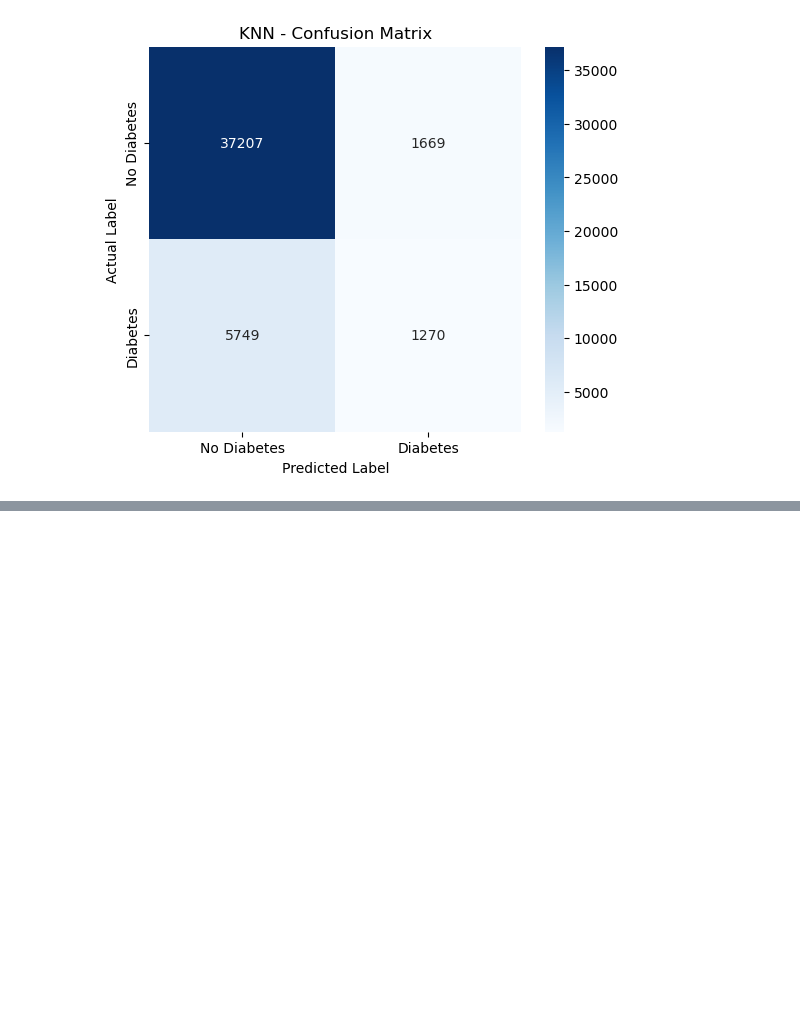
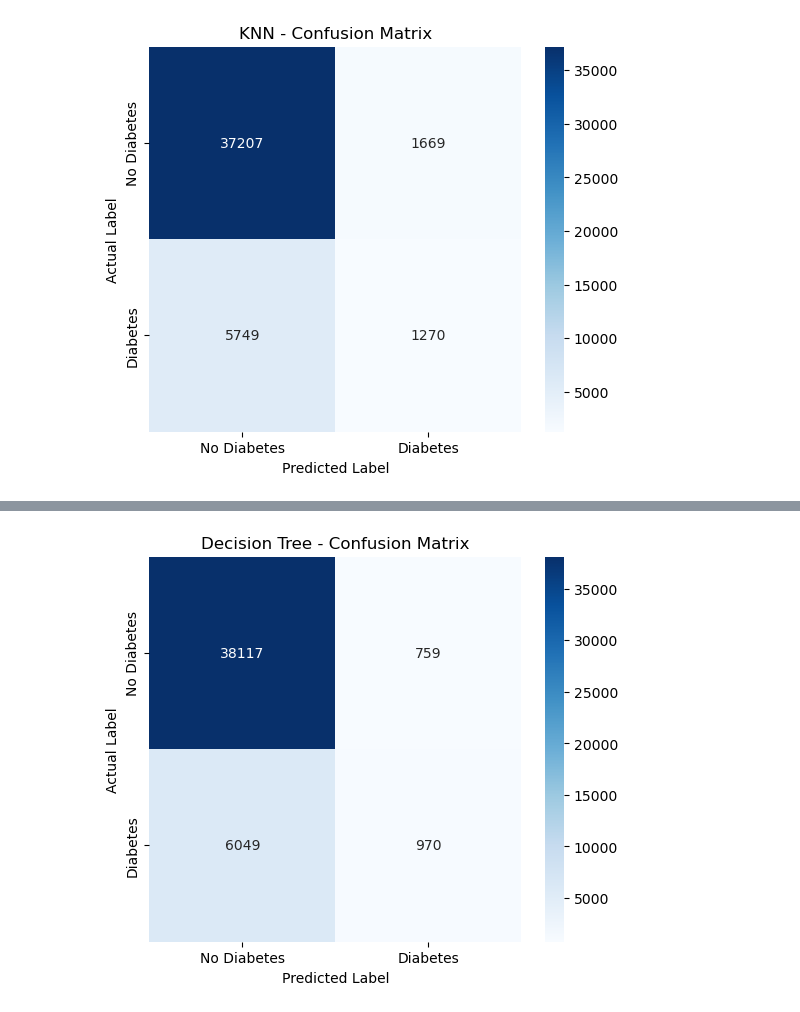
Before and after one commit to kartik815/ML-Diabetes-Case-Study, a Jupyter notebook: notebooks/classification.ipynb, the cells around one changed output, grey strips where cells are left out. Saved outputs shown, nothing was run; the diff lists cells and outputs as text; code cells hidden in the pictures; blank space fills up the shorter version.

```diff
--- a/notebooks/classification.ipynb
+++ b/notebooks/classification.ipynb
@@ -1122,0 +1270,17 @@ plt.show()
+# %%
+# ============================================================
+# 7.2 DECISION TREE - FINAL MODEL
+# ============================================================
+
+dt_model = DecisionTreeClassifier(
+    max_depth=10,
+    random_state=RANDOM_STATE
+)
+
+dt_model.fit(X_train, y_train)
+
+y_pred_dt = dt_model.predict(X_test)
+y_prob_dt = dt_model.predict_proba(X_test)[:, 1]
+
+print("Decision Tree model trained successfully!")
+print("Selected max_depth:", 10)
@@ -1122,0 +1352,24 @@ plt.show()
+# %%
+# ============================================================
+# 7.5 DECISION TREE - CONFUSION MATRIX
+# ============================================================
+
+cm_dt = confusion_matrix(y_test, y_pred_dt)
+
+plt.figure(figsize=(6, 5))
+
+sns.heatmap(
+    cm_dt,
+    annot=True,
+    fmt="d",
+    cmap="Blues",
+    xticklabels=["No Diabetes", "Diabetes"],
+    yticklabels=["No Diabetes", "Diabetes"]
+)
+
+plt.title("Decision Tree - Confusion Matrix")
+plt.xlabel("Predicted Label")
+plt.ylabel("Actual Label")
+plt.show()
+# %% [output]
+[figure, added]
```
Also changed, not shown: parts of 39 cells of this notebook.
